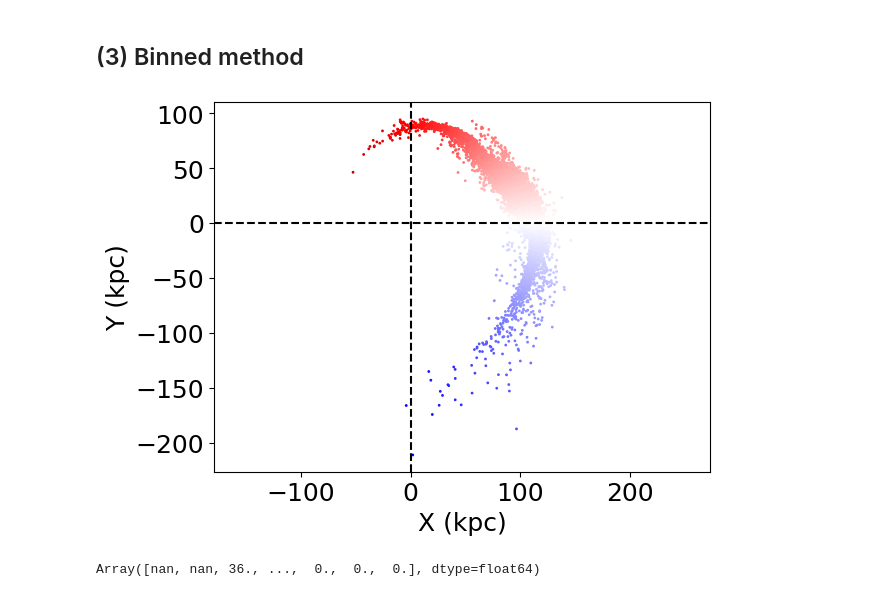
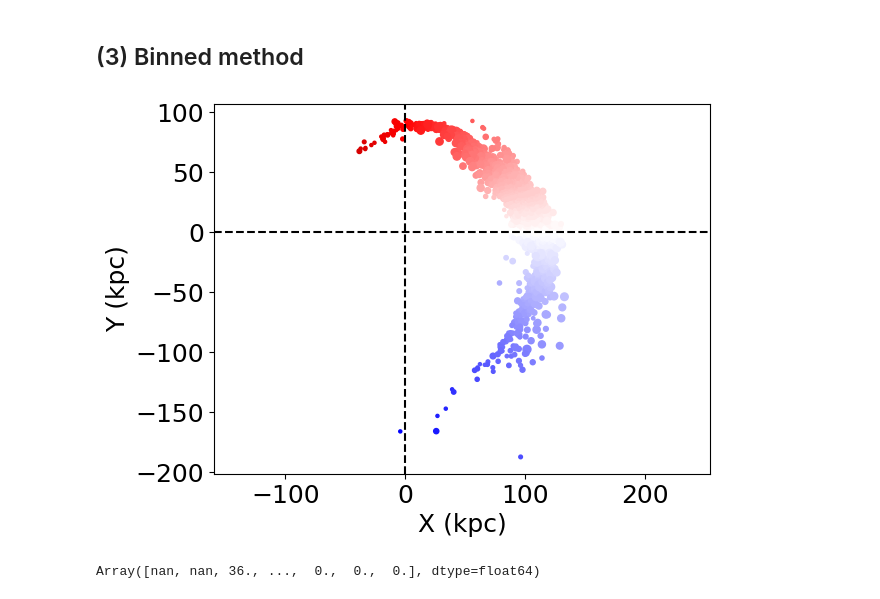
Before and after one commit to David-Chemaly/StreaMAX, a Jupyter notebook: quick_start.ipynb, the cells around one changed output. Drawn from its saved outputs; the diff is of its cells as text; code cells hidden in the pictures.

```diff
--- a/quick_start.ipynb
+++ b/quick_start.ipynb
@@ -154,22 +170,44 @@ def leapfrog_individual_step(theta0, state, dt, logM, Rs, q, dirx, diry, dirz, l
 from tqdm import tqdm
 
 @jax.jit
-def masked_leapfrog(theta0_j, xv_j, idx_j, current_i, fwd_i_args):
+def masked_leapfrog(count_j, theta0_j, xv_j, idx_j, current_i, fwd_i_args):
     def do_step(_):
-        return leapfrog_individual_step(theta0_j,xv_j, dt, logM, Rs, q, dirx, diry, dirz, logm, rs, *fwd_i_args)
+        return leapfrog_individual_step(count_j, theta0_j, xv_j, dt, logM, Rs, q, dirx, diry, dirz, logm, rs, *fwd_i_args)
 
     def skip_step(_):
-        return theta0_j, xv_j
+        return theta0_j, xv_j, jnp.nan, jnp.nan
 
-    return jax.lax.cond(idx_j <= current_i, do_step, skip_step, operand=None)
+    return jax.lax.cond( (idx_j <= current_i) & (~jnp.isnan(count_j)), do_step, skip_step, operand=None)
 # %%
+from utils import unwrap_stream_from_unwrapped_orbit, find_percentile_arg
+
 xv_stream = ic_particle_spray.copy()
 theta_stream = jnp.arctan2(xv_stream[:, 1], xv_stream[:, 0])
 theta_stream = jnp.where(theta_stream < 0, theta_stream + 2 * jnp.pi, theta_stream)
+count_stream = jnp.zeros(n_particles)
+
+num_bin = 5
 
 for i in tqdm(range(n_steps), leave=True):
-    theta_stream, xv_stream = jax.vmap(masked_leapfrog, in_axes=(0, 0, 0, None, None))(theta_stream, xv_stream, index, i, forward_trajectory[i])
+    theta_stream, xv_stream, mask, vt = jax.vmap(masked_leapfrog, in_axes=(0, 0, 0, 0, None, None))(count_stream, theta_stream, xv_stream, index, i, forward_trajectory[i])
+    wrong_bool_mask = jnp.isnan(mask)
+    bool_mask = ~wrong_bool_mask
+    arg_remove = wrong_bool_mask * 1.0 + bool_mask * jnp.nan
 
+    nb_out = jnp.nansum(mask)
+    if nb_out <= num_bin:
+        count_stream += bool_mask
 
+    else:
+        gap = 1/(num_bin + 1)
 
+        arg_keep = jax.vmap(find_percentile_arg, in_axes=(0, None, None, None))(jnp.arange(num_bin), vt, mask, gap)
+        arg_remove   = arg_remove.at[arg_keep].set(1.)
+        count_stream = count_stream.at[arg_keep].set(nb_out / num_bin)
+
+        theta_stream *= arg_remove
+        xv_stream    *= arg_remove[:, None]
+        count_stream *= arg_remove
+
+count_stream = jnp.clip(count_stream, 1) # Set all still bound particles to 1
 theta_stream = unwrap_stream_from_unwrapped_orbit(theta_sat_forward, theta_stream)
@@ -176,12 +219,12 @@ theta_stream = unwrap_stream_from_unwrapped_orbit(theta_sat_forward, theta_strea
 # %%
-plt.scatter(xv_stream[:, 0], xv_stream[:, 1], s=1, c=theta_stream, cmap='seismic', vmin=-np.pi, vmax=np.pi)
+plt.scatter(xv_stream[:, 0], xv_stream[:, 1], s=5*jnp.clip(count_stream, 1), c=theta_stream, cmap='seismic', vmin=-np.pi, vmax=np.pi)
 plt.axvline(0, color='k', linestyle='--')
 plt.axhline(0, color='k', linestyle='--')
 plt.xlabel('X (kpc)')
 plt.ylabel('Y (kpc)')
 plt.axis('equal');
 # %% [output]
-[figure, old version]
+[figure, new version]
 # %%
 from integrants import leapfrog_combined_step
 from tqdm import tqdm
```
Also changed, not shown: parts of 2 cells of this notebook, 1 other file.
